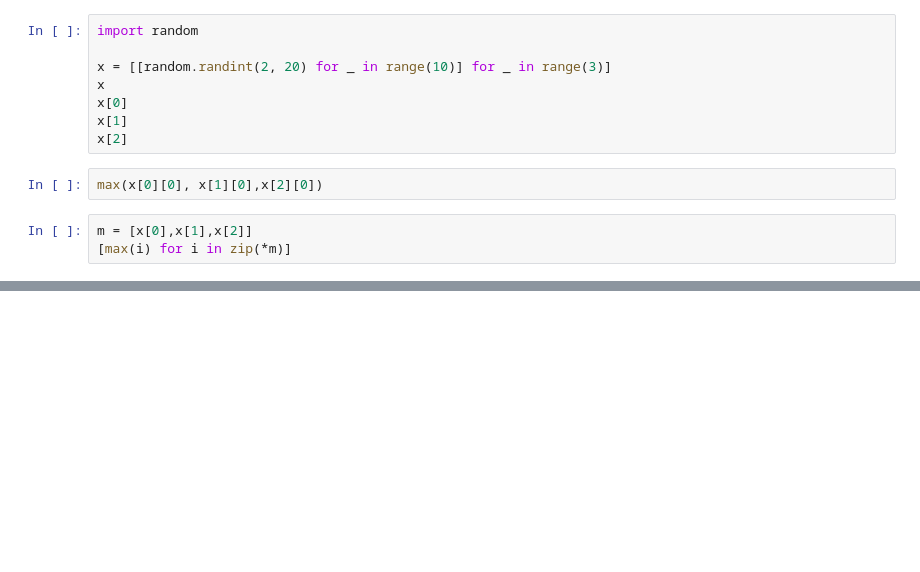
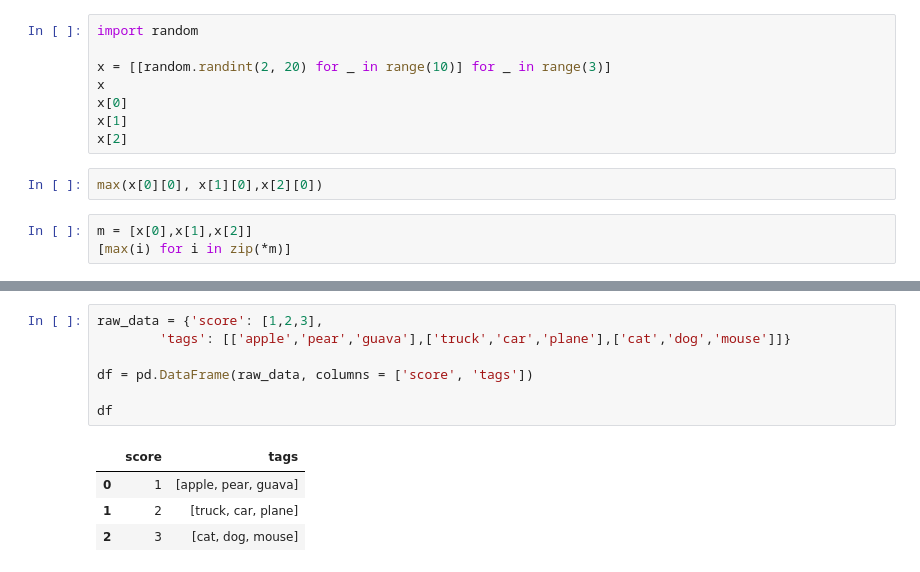
Before and after one commit to ComplicatedPhenomenon/IPython_training, a Jupyter notebook: SciPy/pandas/panda.ipynb, the cells around one changed output, grey strips where cells are left out. Cells and saved outputs as stored; diff of their text form; blank space fills up the shorter version.

```diff
--- a/SciPy/pandas/panda.ipynb
+++ b/SciPy/pandas/panda.ipynb
@@ -85,0 +212,12 @@ m = [x[0],x[1],x[2]]
+# %%
+raw_data = {'score': [1,2,3],
+        'tags': [['apple','pear','guava'],['truck','car','plane'],['cat','dog','mouse']]}
+
+df = pd.DataFrame(raw_data, columns = ['score', 'tags'])
+
+df
+# %% [output]
+|  | score | tags |
+| 0 | 1 | [apple, pear, guava] |
+| 1 | 2 | [truck, car, plane] |
+| 2 | 3 | [cat, dog, mouse] |
```
Also changed, not shown: parts of 33 cells of this notebook, 6 other files.
